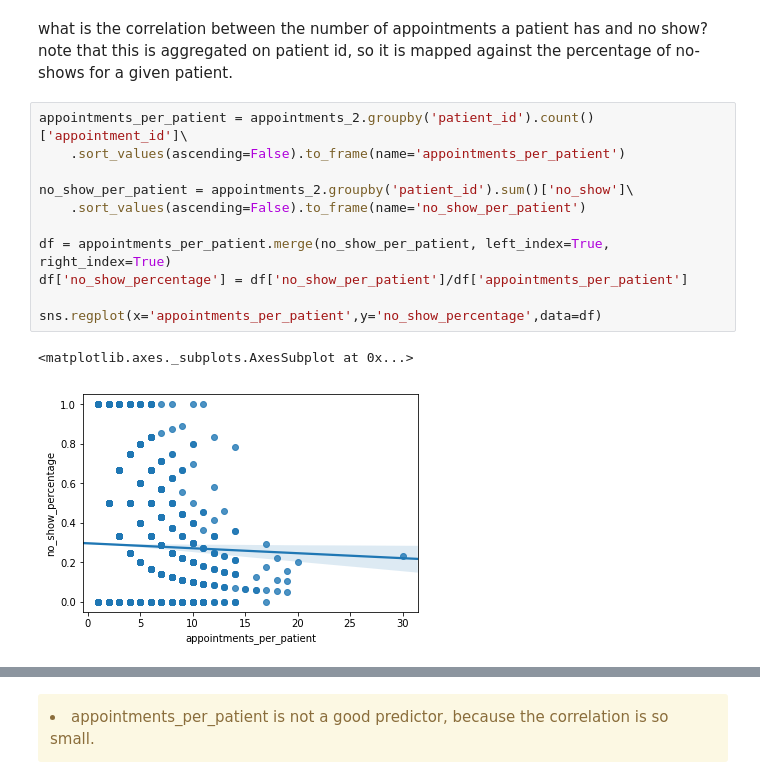
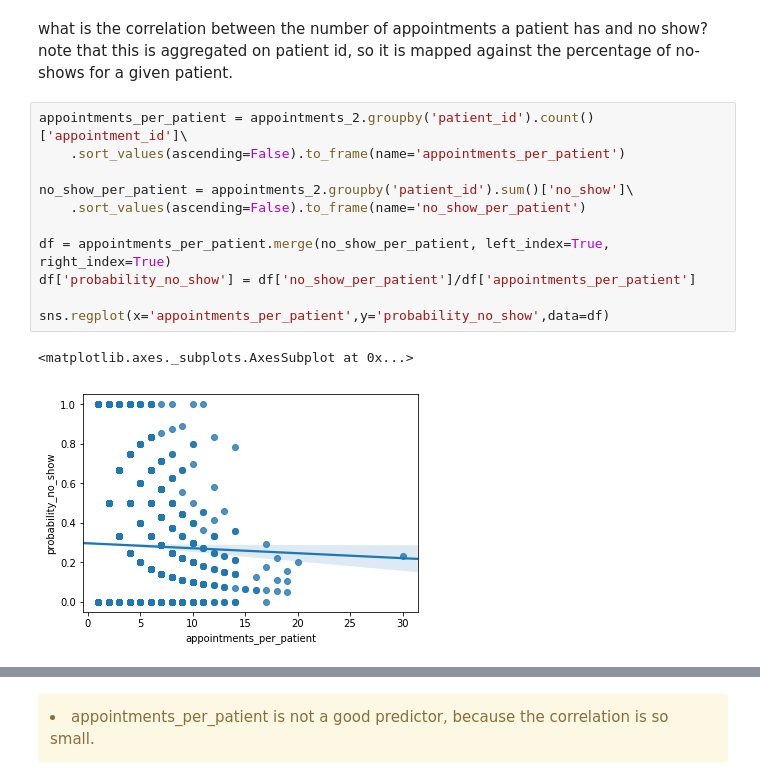
Before and after one commit to ncernek/medical_no_shows, a Jupyter notebook: eda.ipynb, the cells around one changed output, grey strips where cells are left out. Saved outputs shown, nothing was run; the diff lists cells and outputs as text.

Commit message:
added probability of no-show

```diff
--- a/eda.ipynb
+++ b/eda.ipynb
@@ -146,16 +192,16 @@ what is the correlation between the number of appointments a patient has and no
 # %%
 appointments_per_patient = appointments_2.groupby('patient_id').count()['appointment_id']\
     .sort_values(ascending=False).to_frame(name='appointments_per_patient')
 
 no_show_per_patient = appointments_2.groupby('patient_id').sum()['no_show']\
     .sort_values(ascending=False).to_frame(name='no_show_per_patient')
 
 df = appointments_per_patient.merge(no_show_per_patient, left_index=True, right_index=True)
-df['no_show_percentage'] = df['no_show_per_patient']/df['appointments_per_patient']
+df['probability_no_show'] = df['no_show_per_patient']/df['appointments_per_patient']
 
-sns.regplot(x='appointments_per_patient',y='no_show_percentage',data=df)
+sns.regplot(x='appointments_per_patient',y='probability_no_show',data=df)
 # %% [output]
 <matplotlib.axes._subplots.AxesSubplot at 0x...>
-[figure, old version]
+[figure, new version]
 # %%
 # correlation
```
Also changed, not shown: parts of 36 cells of this notebook.
